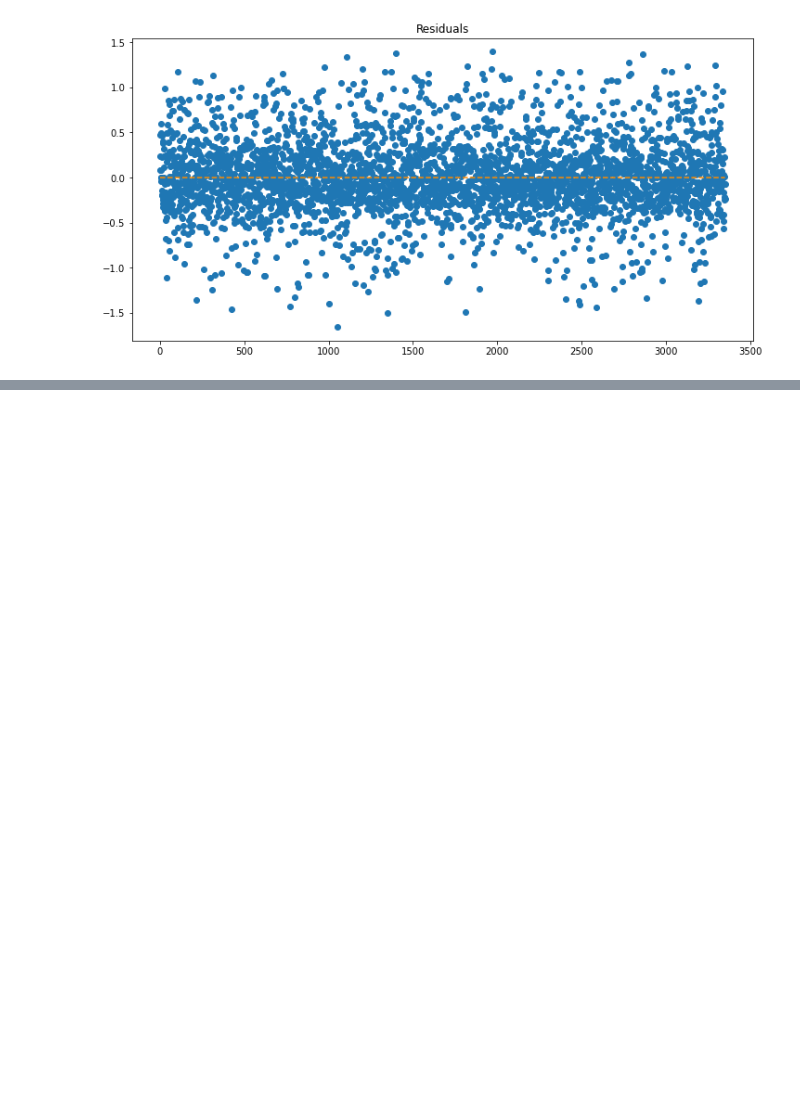
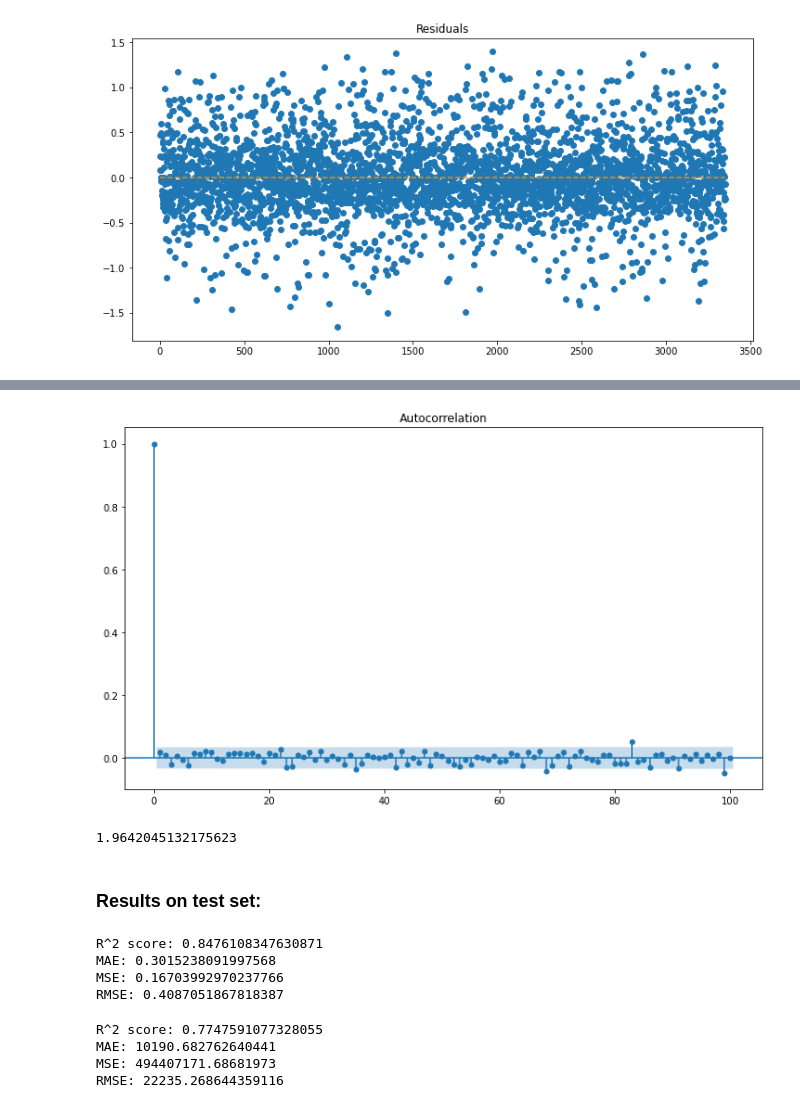
Before and after one commit to sirajali/car-price-predictor, a Jupyter notebook: notebooks/Model_Fit.ipynb, the cells around one changed output, grey strips where cells are left out. Cells and saved outputs as stored; diff of their text form; code cells hidden in the pictures; blank space fills up the shorter version.

```diff
--- a/notebooks/Model_Fit.ipynb
+++ b/notebooks/Model_Fit.ipynb
@@ -174,0 +246,12 @@ plt.show()
+# %%
+plt.close()
+fig, axes = plt.subplots(figsize=(12, 7))
+acf = smt.graphics.plot_acf(residual_df['residual'], lags=100 , alpha=0.05, ax=axes)
+# %% [output]
+[figure, added]
+# %%
+durbin_watson(residual_df['residual']])
+# %% [output]
+1.9642045132175623
+# %% [markdown]
+### Results on test set:
@@ -174,0 +264,16 @@ plt.show()
+# %%
+# log
+evaluate_results(residual_df, 'act_log', 'pred_log')
+# %% [output]
+R^2 score: 0.8476108347630871
+MAE: 0.3015238091997568
+MSE: 0.16703992970237766
+RMSE: 0.4087051867818387
+# %%
+# dollars
+evaluate_results(residual_df, 'act', 'pred')
+# %% [output]
+R^2 score: 0.7747591077328055
+MAE: 10190.682762640441
+MSE: 494407171.68681973
+RMSE: 22235.268644359116
```
Also changed, not shown: parts of 42 cells of this notebook, 3 other files.
